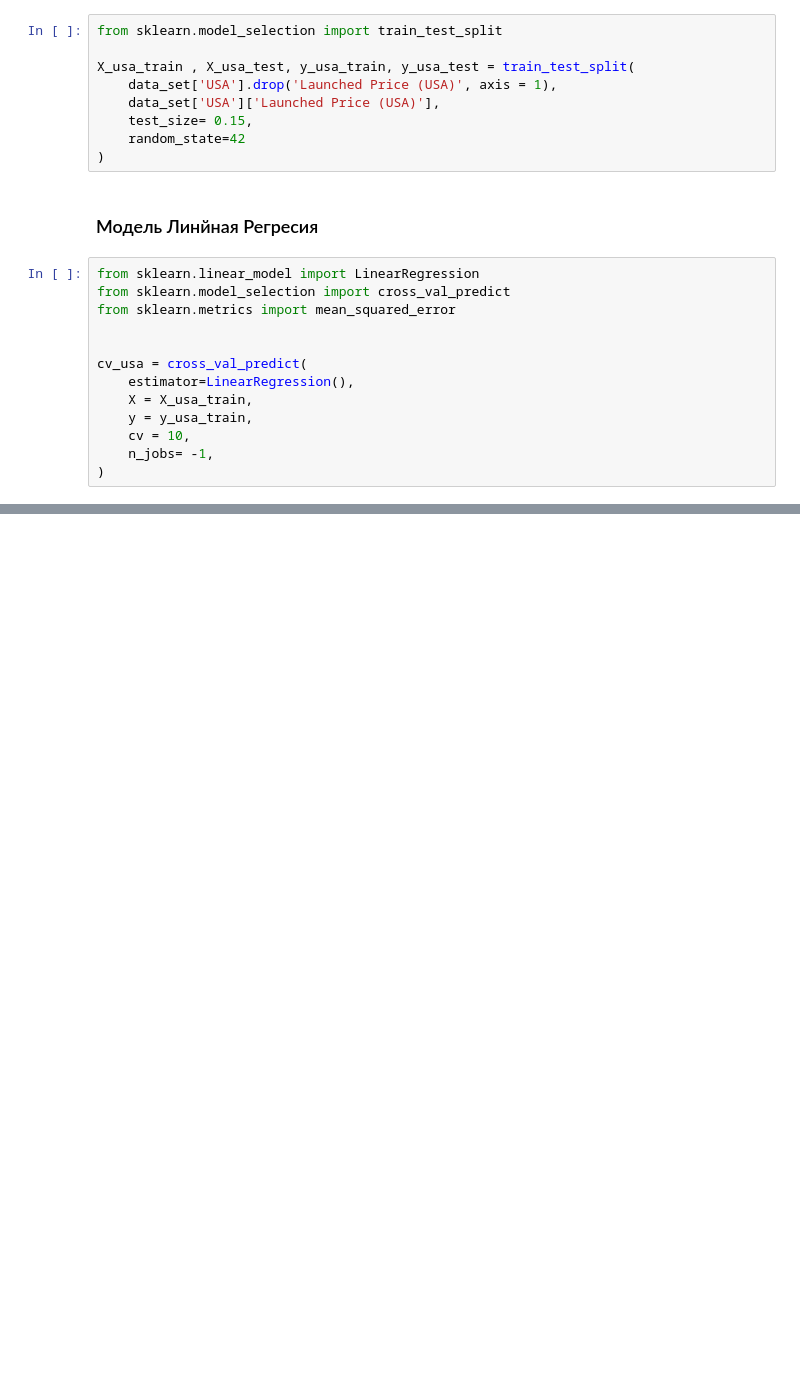
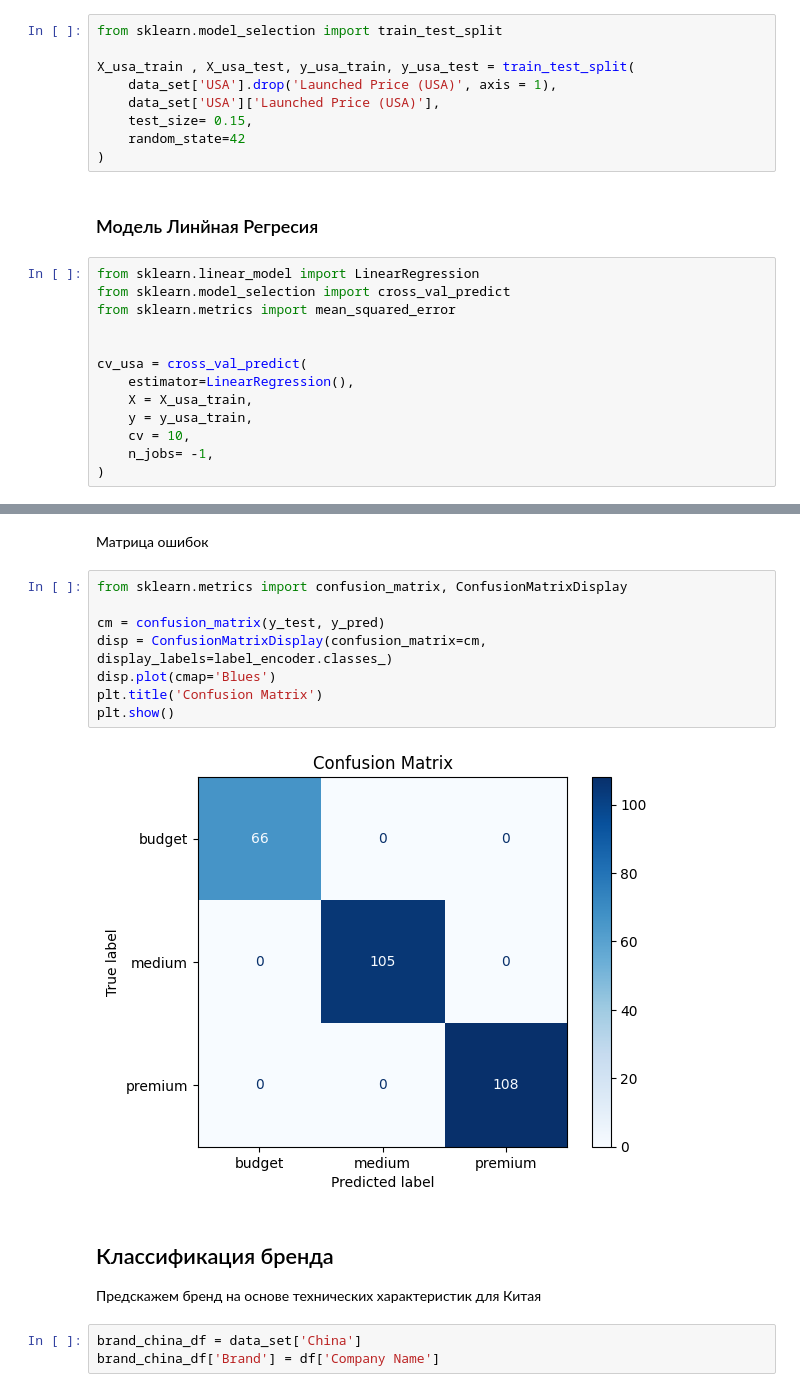
Before and after one commit to IamGuts/Stronghold_of_digital_martyrdom, a Jupyter notebook: Projects/Modile Dataset/Modile_data.ipynb, the cells around one changed output, grey strips where cells are left out. Saved outputs shown, nothing was run; the diff lists cells and outputs as text; blank space fills up the shorter version.

```diff
--- a/Projects/Modile Dataset/Modile_data.ipynb
+++ b/Projects/Modile Dataset/Modile_data.ipynb
@@ -431,0 +590,18 @@ plt.show()
+# %% [markdown]
+Матрица ошибок
+# %%
+from sklearn.metrics import confusion_matrix, ConfusionMatrixDisplay
+
+cm = confusion_matrix(y_test, y_pred)
+disp = ConfusionMatrixDisplay(confusion_matrix=cm, display_labels=label_encoder.classes_)
+disp.plot(cmap='Blues')
+plt.title('Confusion Matrix')
+plt.show()
+# %% [output]
+[figure, added]
+# %% [markdown]
+## Классификация бренда
+Предскажем бренд на основе технических характеристик для Китая
+# %%
+brand_china_df = data_set['China']
+brand_china_df['Brand'] = df['Company Name']
```
Also changed, not shown: parts of 55 cells of this notebook.
